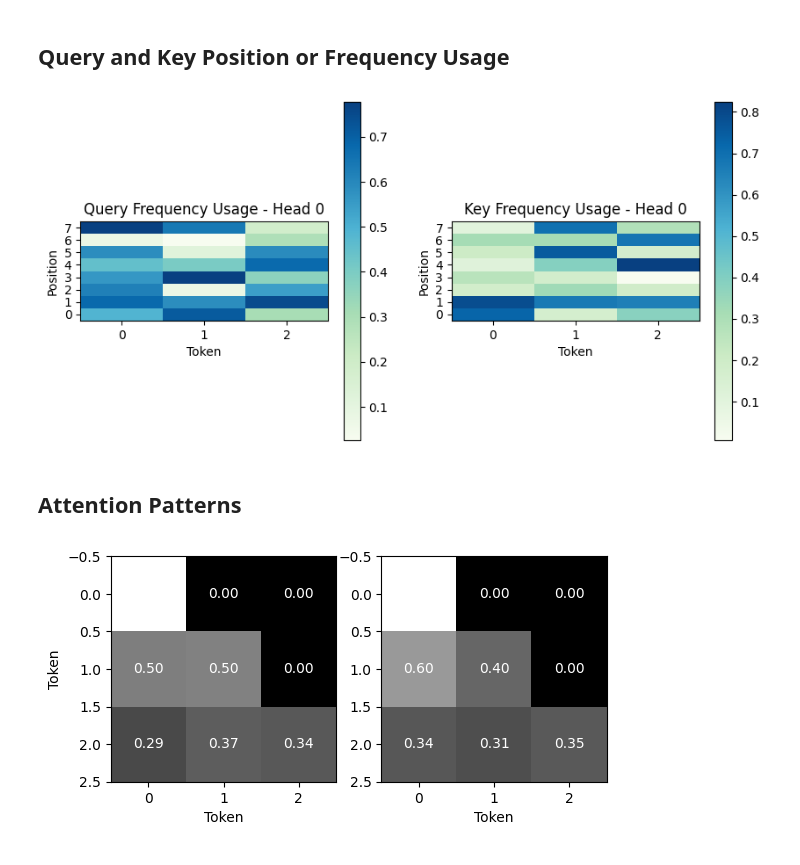
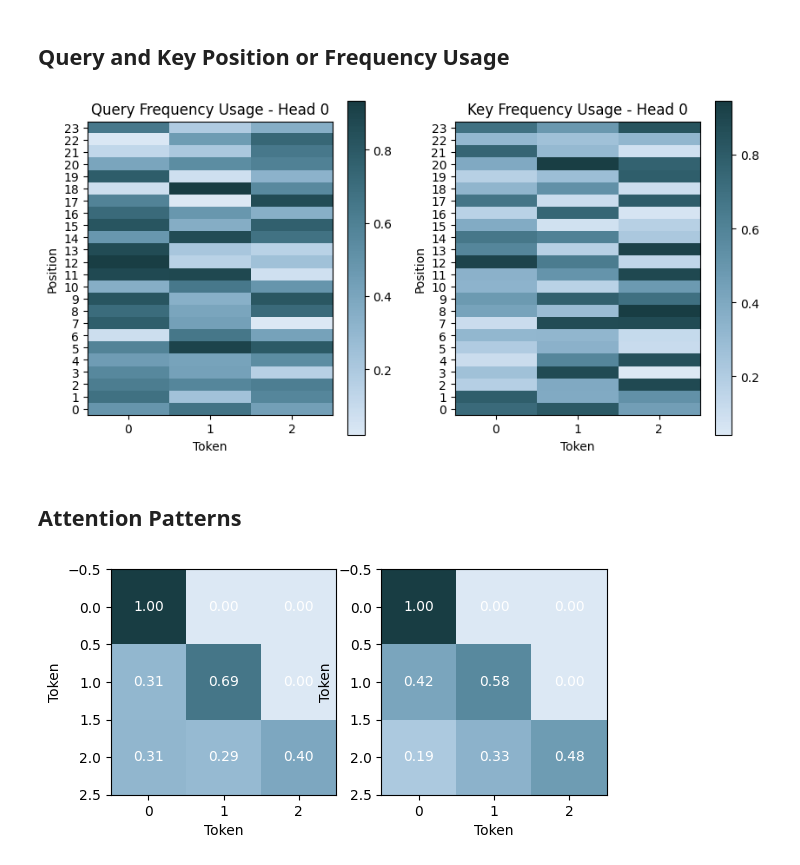
Before and after one commit to novastar53/deepkit, a Jupyter notebook: notebooks/attention_maps.ipynb, the cells around one changed output. Drawn from its saved outputs; the diff is of its cells as text; code cells hidden in the pictures.

Commit message:
Added a better colormap for the imshow plots.

```diff
--- a/notebooks/attention_maps.ipynb
+++ b/notebooks/attention_maps.ipynb
@@ -33,7 +46,7 @@ from jaxpt.modules.attention import calc_vanilla_attn
 
 key = jax.random.key(42)
 
-B, T, C, nh = 1, 3, 8, 2
+B, T, C, nh = 1, 3, 24, 2
 
 
 mask = jnp.tril(jnp.ones((1, 1, T, T)))
@@ -53,36 +66,41 @@ print(att.shape)
 ## Query and Key Position or Frequency Usage
 # %%
 import matplotlib.pyplot as plt
+import seaborn as sns
+
+#cmap = sns.cubehelix_palette(start=.5, rot=-.75, as_cmap=True)
+cmap = sns.cubehelix_palette(start=2.45, rot=0.1, dark=0.2, light=0.9, reverse=False, as_cmap=True)
+
 
 attention_head = 0
 
 fig, axs = plt.subplots(1, 2, figsize=(10,5))
 
 query_usage = jnp.mean(q, axis=0)
 data = query_usage[:, attention_head, :].T
 
-im = axs[0].imshow(data, origin="lower", cmap="GnBu", aspect=0.15)
+im = axs[0].imshow(data, origin="lower", aspect=0.15, cmap=cmap)
 axs[0].set_yticks(list(range(data.shape[-2])))
 axs[0].set_xticks(list(range(data.shape[-1])))
 axs[0].set_xlabel("Token")
 axs[0].set_ylabel("Position")
 axs[0].set_title(f"Query Frequency Usage - Head {attention_head}")
 fig.colorbar(im, ax=axs[0])
 
 key_usage = jnp.mean(k, axis=0)
 data = key_usage[:, attention_head, :].T
 
-im = axs[1].imshow(data, origin="lower", cmap="GnBu", aspect=0.15)
+im = axs[1].imshow(data, origin="lower", aspect=0.15, cmap=cmap)
 axs[1].set_yticks(list(range(data.shape[-2])))
 axs[1].set_xticks(list(range(data.shape[-1])))
 axs[1].set_xlabel("Token")
 axs[1].set_ylabel("Position")
 axs[1].set_title(f"Key Frequency Usage - Head {attention_head}")
 fig.colorbar(im, ax=axs[1])
 
 plt.show()
 # %% [output]
-[figure, old version]
+[figure, new version]
 # %% [markdown]
 ## Attention Patterns
 # %%
@@ -100,11 +118,11 @@ for a in range(att.shape[1]):
                     va="center",    # vertical alignment
                     color="w")      # choose a contrasting color
 
-    axes[a].imshow(att[0, a, :, :], cmap="gray")
+    axes[a].imshow(att[0, a, :, :], cmap=cmap)
     axes[a].set_xlabel("Token")
     axes[a].set_ylabel("Token")
 
 
 plt.show()
 # %% [output]
-[figure, old version]
+[figure, new version]
```
Also changed, not shown: parts of 1 cell of this notebook, 2 other files.
